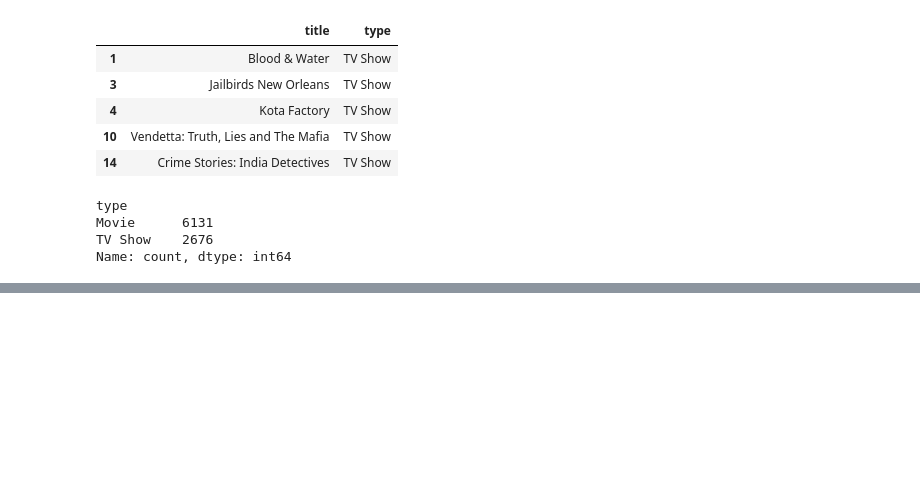
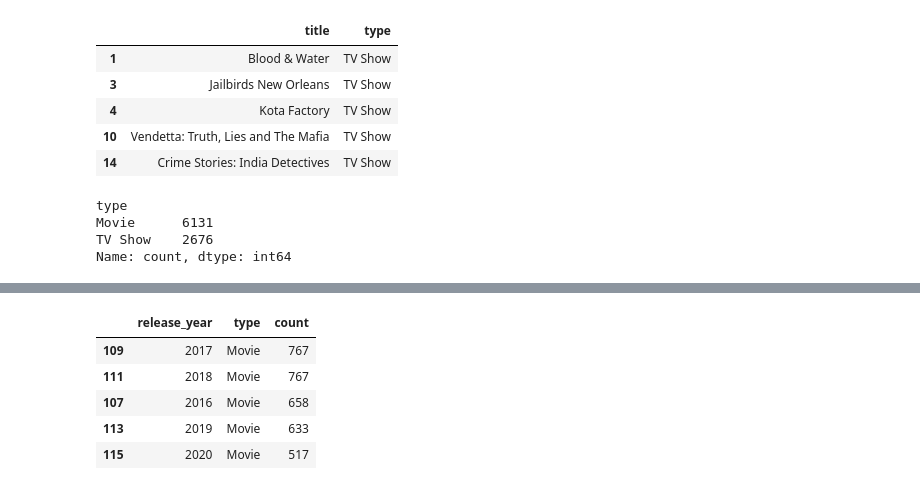
Before and after one commit to shivaak67/netflix-titles-analysis, a Jupyter notebook: notebooks/01_loading_and_inspection.ipynb, the cells around one changed output, grey strips where cells are left out. Saved outputs shown, nothing was run; the diff lists cells and outputs as text; code cells hidden in the pictures; blank space fills up the shorter version.

```diff
--- a/notebooks/01_loading_and_inspection.ipynb
+++ b/notebooks/01_loading_and_inspection.ipynb
@@ -124,0 +164,10 @@ tv_shows.head()
+# %%
+titles_and_type_per_year = df.groupby(['release_year', 'type']).size().reset_index(name='count').sort_values('count', ascending=False)
+titles_and_type_per_year.head()
+# %% [output]
+|  | release_year | type | count |
+| 109 | 2017 | Movie | 767 |
+| 111 | 2018 | Movie | 767 |
+| 107 | 2016 | Movie | 658 |
+| 113 | 2019 | Movie | 633 |
+| 115 | 2020 | Movie | 517 |
```
Also changed, not shown: parts of 21 cells of this notebook.
